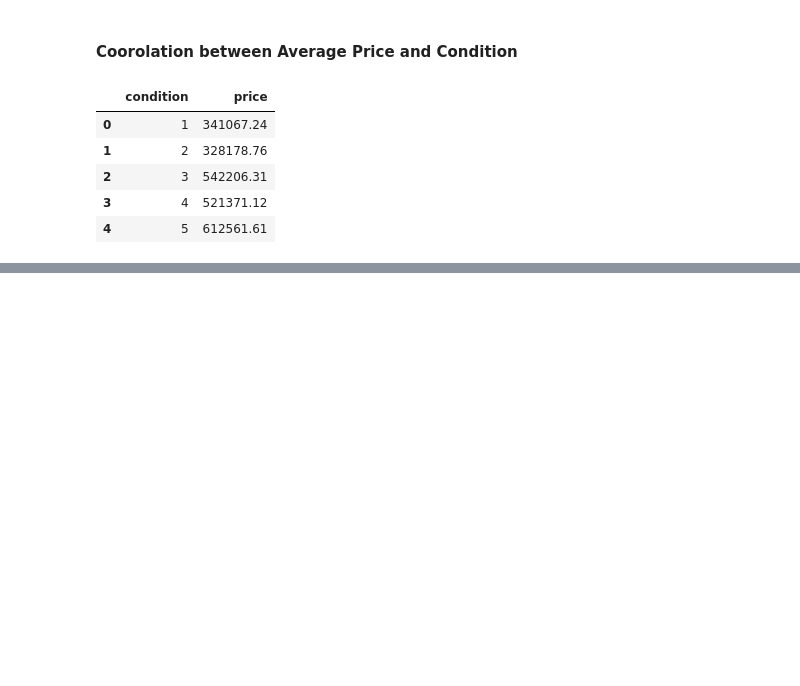
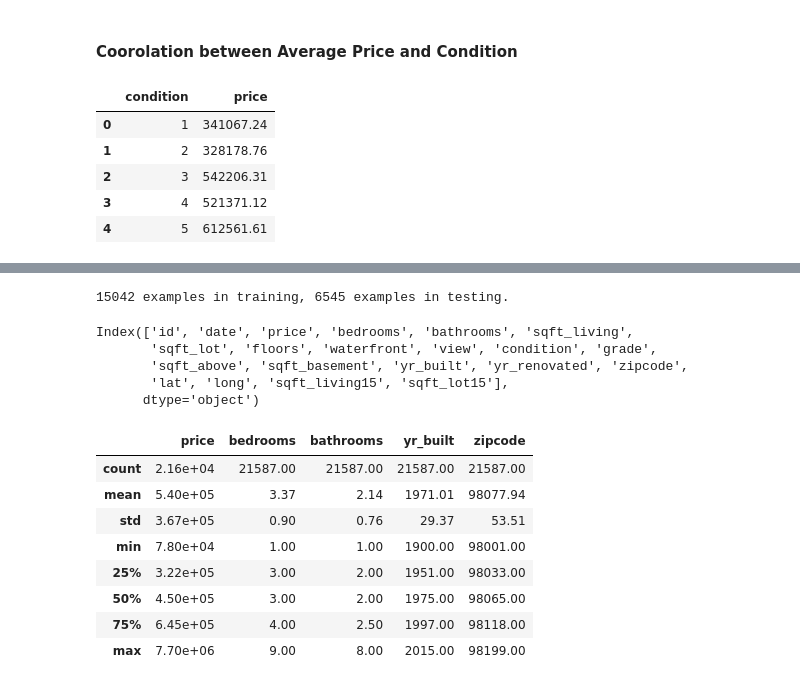
Before and after one commit to s566319/housing_price_proj, a Jupyter notebook: IngaMiller_HousingPrices.ipynb, the cells around one changed output, grey strips where cells are left out. Drawn from its saved outputs; the diff is of its cells as text; code cells hidden in the pictures; blank space fills up the shorter version.

Commit message:
Model Training

```diff
--- a/IngaMiller_HousingPrices.ipynb
+++ b/IngaMiller_HousingPrices.ipynb
@@ -310,0 +313,20 @@ px.bar(condition_price, x='condition', y='price',title='Average Price for Condit
+# %%
+import numpy as np
+
+def split_dataset(dataset, test_ratio=0.30):
+  test_indices = np.random.rand(len(dataset)) < test_ratio
+  return dataset[~test_indices], dataset[test_indices]
+
+train_ds_pd, valid_ds_pd = split_dataset(Housing)
+print("{} examples in training, {} examples in testing.".format(
+    len(train_ds_pd), len(valid_ds_pd)))
+# %% [output]
+15042 examples in training, 6545 examples in testing.
+# %%
+Housing.columns
+# %% [output]
+Index(['id', 'date', 'price', 'bedrooms', 'bathrooms', 'sqft_living',
+       'sqft_lot', 'floors', 'waterfront', 'view', 'condition', 'grade',
+       'sqft_above', 'sqft_basement', 'yr_built', 'yr_renovated', 'zipcode',
+       'lat', 'long', 'sqft_living15', 'sqft_lot15'],
+      dtype='object')
@@ -310,0 +335,16 @@ px.bar(condition_price, x='condition', y='price',title='Average Price for Condit
+# %%
+Housing_features = ['price', 'bedrooms', 'bathrooms', 'yr_built', 'zipcode']
+# %%
+X = Housing[Housing_features]
+# %%
+X.describe()
+# %% [output]
+|  | price | bedrooms | bathrooms | yr_built | zipcode |
+| count | 2.16e+04 | 21587.00 | 21587.00 | 21587.00 | 21587.00 |
+| mean | 5.40e+05 | 3.37 | 2.14 | 1971.01 | 98077.94 |
+| std | 3.67e+05 | 0.90 | 0.76 | 29.37 | 53.51 |
+| min | 7.80e+04 | 1.00 | 1.00 | 1900.00 | 98001.00 |
+| 25% | 3.22e+05 | 3.00 | 2.00 | 1951.00 | 98033.00 |
+| 50% | 4.50e+05 | 3.00 | 2.00 | 1975.00 | 98065.00 |
+| 75% | 6.45e+05 | 4.00 | 2.50 | 1997.00 | 98118.00 |
+| max | 7.70e+06 | 9.00 | 8.00 | 2015.00 | 98199.00 |
```
Also changed, not shown: parts of 6 cells of this notebook, 1 other file.
